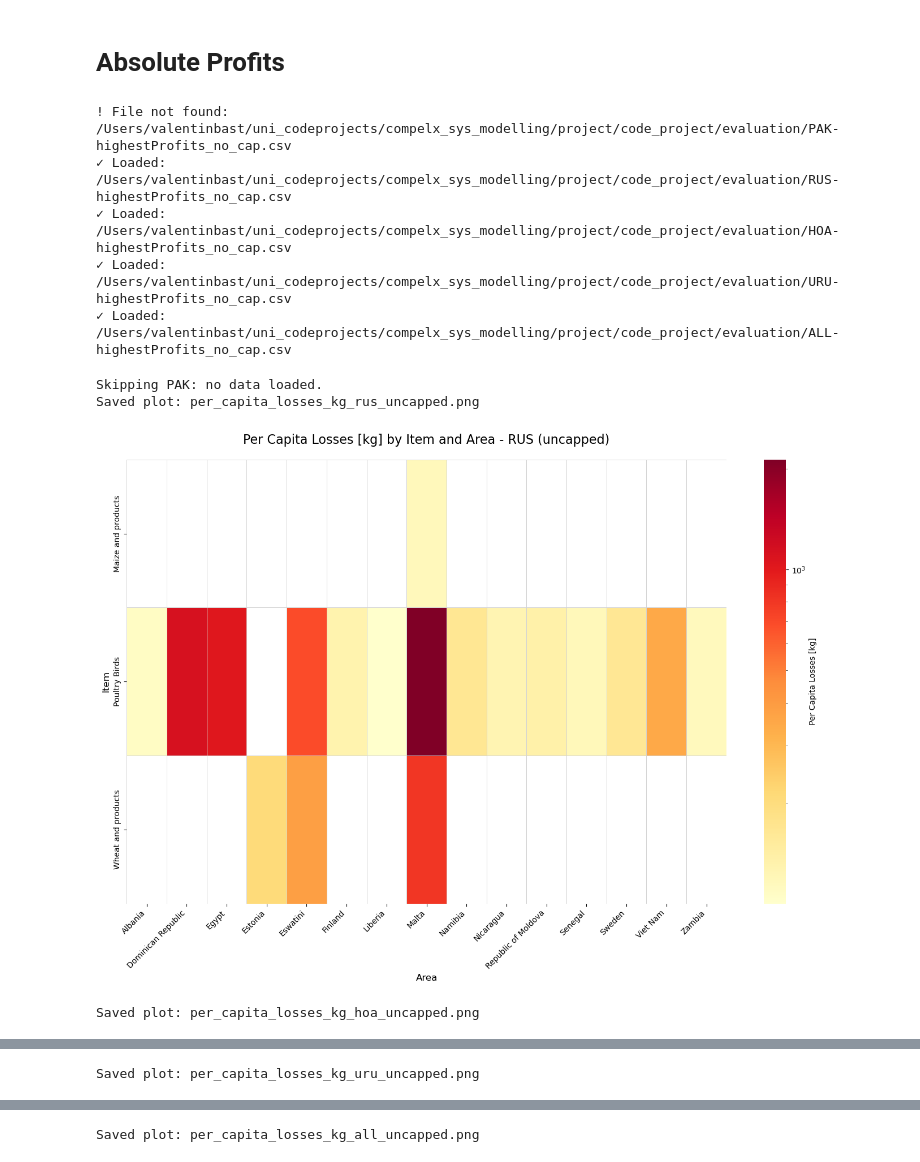
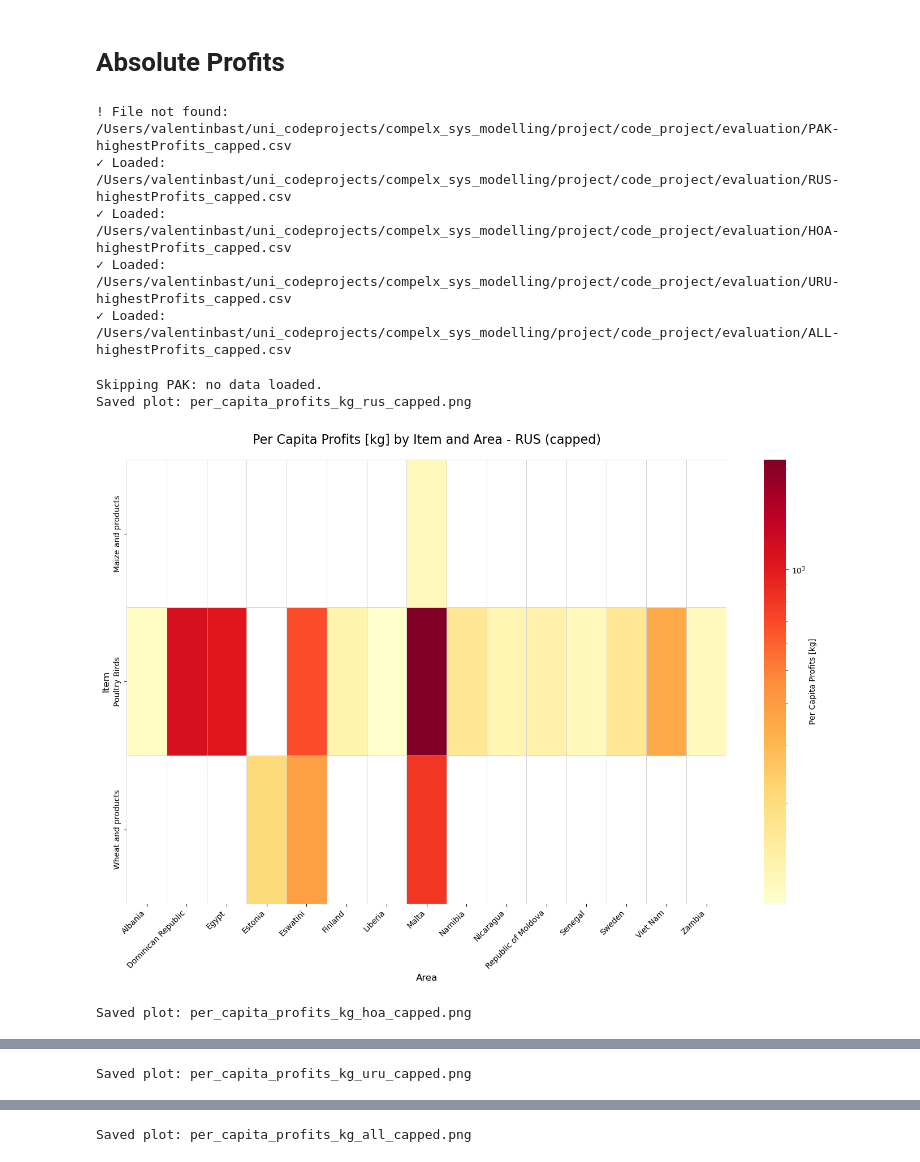
Before and after one commit to valentinbast/AdatptiveGlobalFoodSupplyNetwork, a Jupyter notebook: visuals_highestLosses.ipynb, the cells around one changed output, grey strips where cells are left out. Cells and saved outputs as stored; diff of their text form; code cells hidden in the pictures.

```diff
--- a/visuals_highestLosses.ipynb
+++ b/visuals_highestLosses.ipynb
@@ -14,7 +14,7 @@ import numpy as np
 import os
 from pathlib import Path
 # %%
-production_cap = False
+production_cap = True
 production_suffix = "_capped" if production_cap else "_uncapped"
 # %%
 current_dir = Path.cwd()
@@ -329,11 +329,11 @@ for s in scenario:
     else:
         print(f"! File not found: {filename}")
 # %% [output]
-! File not found: /Users/valentinbast/uni_codeprojects/compelx_sys_modelling/project/code_project/evaluation/PAK-highestProfits_no_cap.csv
-✓ Loaded: /Users/valentinbast/uni_codeprojects/compelx_sys_modelling/project/code_project/evaluation/RUS-highestProfits_no_cap.csv
-✓ Loaded: /Users/valentinbast/uni_codeprojects/compelx_sys_modelling/project/code_project/evaluation/HOA-highestProfits_no_cap.csv
-✓ Loaded: /Users/valentinbast/uni_codeprojects/compelx_sys_modelling/project/code_project/evaluation/URU-highestProfits_no_cap.csv
-✓ Loaded: /Users/valentinbast/uni_codeprojects/compelx_sys_modelling/project/code_project/evaluation/ALL-highestProfits_no_cap.csv
+! File not found: /Users/valentinbast/uni_codeprojects/compelx_sys_modelling/project/code_project/evaluation/PAK-highestProfits_capped.csv
+✓ Loaded: /Users/valentinbast/uni_codeprojects/compelx_sys_modelling/project/code_project/evaluation/RUS-highestProfits_capped.csv
+✓ Loaded: /Users/valentinbast/uni_codeprojects/compelx_sys_modelling/project/code_project/evaluation/HOA-highestProfits_capped.csv
+✓ Loaded: /Users/valentinbast/uni_codeprojects/compelx_sys_modelling/project/code_project/evaluation/URU-highestProfits_capped.csv
+✓ Loaded: /Users/valentinbast/uni_codeprojects/compelx_sys_modelling/project/code_project/evaluation/ALL-highestProfits_capped.csv
 # %%
 for s in scenario:
     # Skip if scenario not in data
@@ -377,41 +377,41 @@ for s in scenario:
     # Create title and filename
     cap_status = "capped" if production_cap else "uncapped"
     # Corrected title and filename to match the column being plotted
-    title = f"Per Capita Losses [kg] by Item and Area - {s} ({cap_status})"
-    filename = f"per_capita_losses_kg_{s.lower()}_{cap_status}.png"
+    title = f"Per Capita Profits [kg] by Item and Area - {s} ({cap_status})"
+    filename = f"per_capita_profits_kg_{s.lower()}_{cap_status}.png"
     plot_path = Path(output_dir) / filename
 
     # Create and save the plot
     plt.figure(figsize=(14, 10))  # Larger figure for better readability
     ax = sns.heatmap(
         masked_data,
         cmap=sns.color_palette("YlOrRd", as_cmap=True),
         norm=mcolors.LogNorm(vmin=vmin, vmax=vmax),
         linewidths=0.5,
         linecolor='lightgray',
         # Corrected color bar label to match the column being plotted
-        cbar_kws={'label': 'Per Capita Losses [kg]'}
+        cbar_kws={'label': 'Per Capita Profits [kg]'}
     )
 
     # Use the appropriate logarithmic formatter
     cbar = ax.collections[0].colorbar
     cbar.ax.yaxis.set_major_formatter(mticker.LogFormatterMathtext())
 
     # Enhanced formatting
     plt.title(title, fontsize=16, pad=20)
     plt.xlabel("Area", fontsize=12)
     plt.ylabel("Item", fontsize=12)
     plt.xticks(rotation=45, ha='right', fontsize=10)
     plt.yticks(fontsize=10)
     plt.tight_layout()
 
     # Save the main plot
     plt.savefig(plot_path, bbox_inches='tight', dpi=300)
     print(f"Saved plot: {filename}")
     plt.show()
     plt.close()
 # %% [output]
 Skipping PAK: no data loaded.
-Saved plot: per_capita_losses_kg_rus_uncapped.png
+Saved plot: per_capita_profits_kg_rus_capped.png
-[figure, old version]
+[figure, new version]
-Saved plot: per_capita_losses_kg_hoa_uncapped.png
+Saved plot: per_capita_profits_kg_hoa_capped.png
@@ -419 +419 @@ Saved plot: per_capita_losses_kg_hoa_uncapped.png
-Saved plot: per_capita_losses_kg_uru_uncapped.png
+Saved plot: per_capita_profits_kg_uru_capped.png
@@ -421 +421 @@ Saved plot: per_capita_losses_kg_uru_uncapped.png
-Saved plot: per_capita_losses_kg_all_uncapped.png
+Saved plot: per_capita_profits_kg_all_capped.png
```
Also changed, not shown: parts of 6 cells of this notebook, 33 other files.
